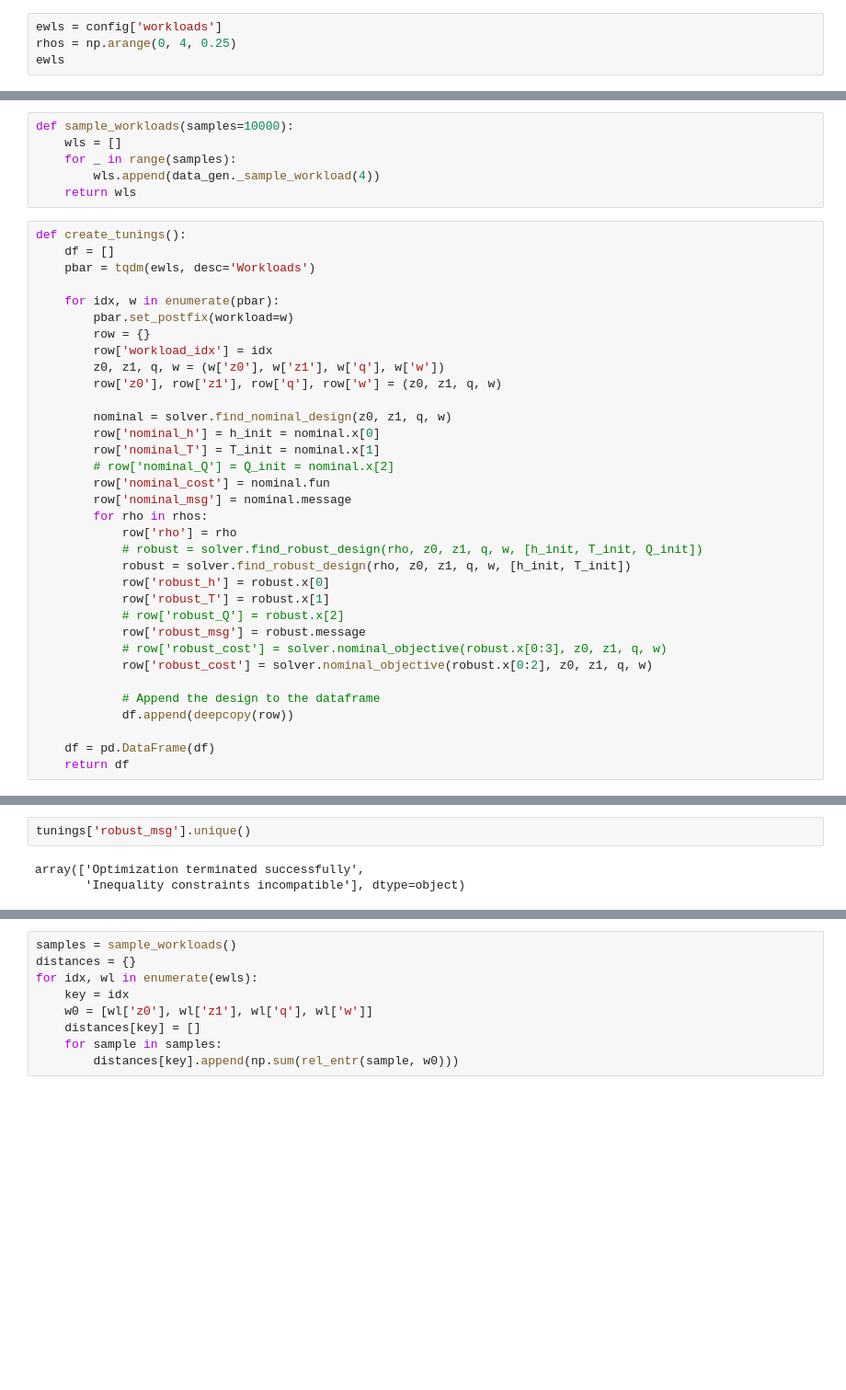
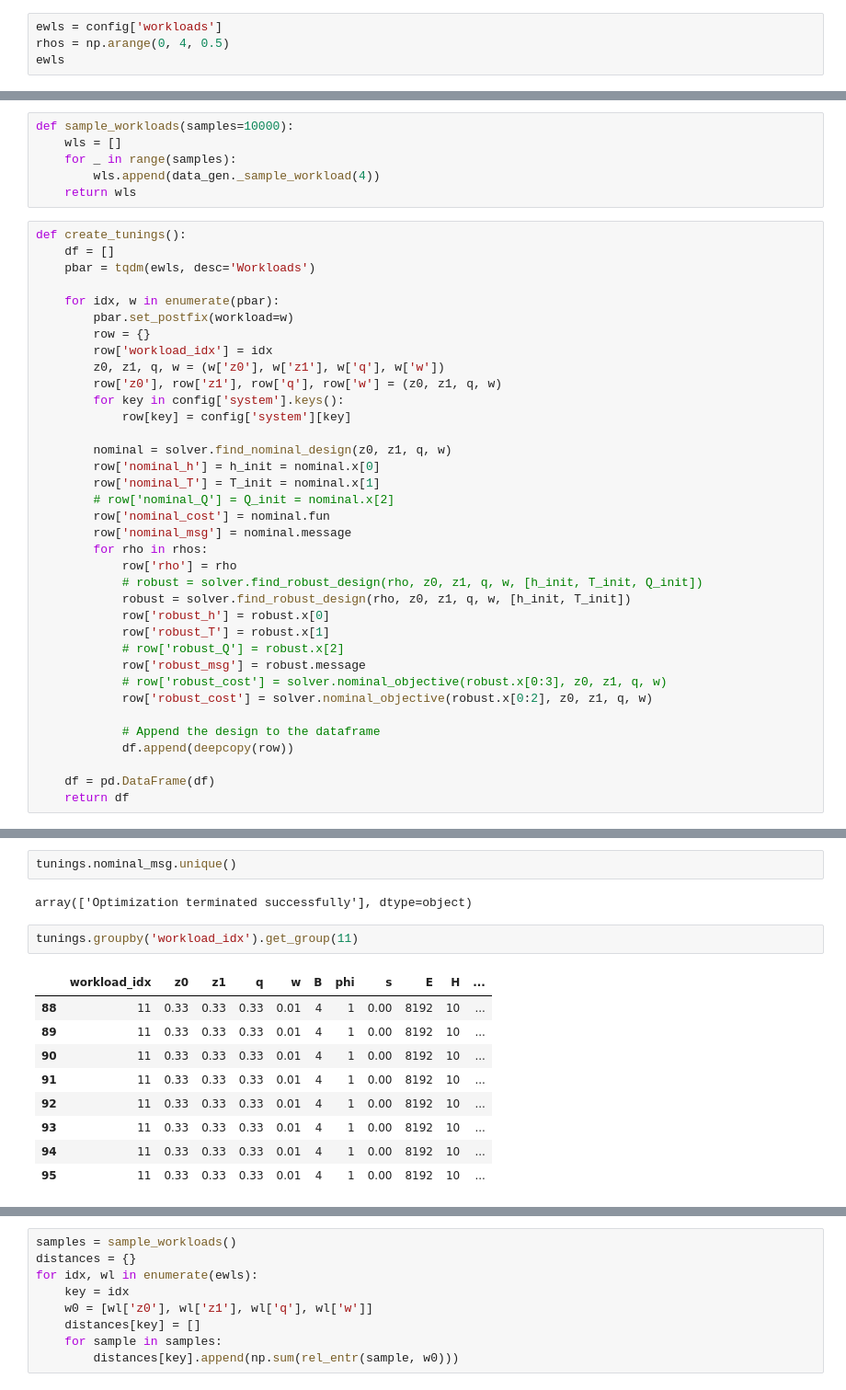
Before and after one commit to ephoris/endure-jupyter, a Jupyter notebook: data-gen/gen_tuning_cost.ipynb, the cells around one changed output, grey strips where cells are left out. Shown at 92% size. Cells and saved outputs as stored; diff of their text form; blank space fills up the shorter version.

```diff
--- a/data-gen/gen_tuning_cost.ipynb
+++ b/data-gen/gen_tuning_cost.ipynb
@@ -27,7 +27,7 @@ data_gen = DataGenerator(config)
 solver = Solvers.EndureLevelSolver(config)
 # %%
 ewls = config['workloads']
-rhos = np.arange(0, 4, 0.25)
+rhos = np.arange(0, 4, 0.5)
 ewls
 # %% [output]
 [{'id': 0, 'z0': 0.25, 'z1': 0.25, 'q': 0.25, 'w': 0.25},
@@ -62,6 +62,8 @@ def create_tunings():
         row['workload_idx'] = idx
         z0, z1, q, w = (w['z0'], w['z1'], w['q'], w['w'])
         row['z0'], row['z1'], row['q'], row['w'] = (z0, z1, q, w)
+        for key in config['system'].keys():
+            row[key] = config['system'][key]
 
         nominal = solver.find_nominal_design(z0, z1, q, w)
         row['nominal_h'] = h_init = nominal.x[0]
@@ -139,5 +107,16 @@ Inequality constraints incompatible    (Exit mode 4)
+# %%
+tunings.nominal_msg.unique()
+# %% [output]
+array(['Optimization terminated successfully'], dtype=object)
 # %%
-tunings['robust_msg'].unique()
+tunings.groupby('workload_idx').get_group(11)
 # %% [output]
-array(['Optimization terminated successfully',
-       'Inequality constraints incompatible'], dtype=object)
+|  | workload_idx | z0 | z1 | q | w | B | phi | s | E | H | ... |
+| 88 | 11 | 0.33 | 0.33 | 0.33 | 0.01 | 4 | 1 | 0.00 | 8192 | 10 | ... |
+| 89 | 11 | 0.33 | 0.33 | 0.33 | 0.01 | 4 | 1 | 0.00 | 8192 | 10 | ... |
+| 90 | 11 | 0.33 | 0.33 | 0.33 | 0.01 | 4 | 1 | 0.00 | 8192 | 10 | ... |
+| 91 | 11 | 0.33 | 0.33 | 0.33 | 0.01 | 4 | 1 | 0.00 | 8192 | 10 | ... |
+| 92 | 11 | 0.33 | 0.33 | 0.33 | 0.01 | 4 | 1 | 0.00 | 8192 | 10 | ... |
+| 93 | 11 | 0.33 | 0.33 | 0.33 | 0.01 | 4 | 1 | 0.00 | 8192 | 10 | ... |
+| 94 | 11 | 0.33 | 0.33 | 0.33 | 0.01 | 4 | 1 | 0.00 | 8192 | 10 | ... |
+| 95 | 11 | 0.33 | 0.33 | 0.33 | 0.01 | 4 | 1 | 0.00 | 8192 | 10 | ... |
```
Also changed, not shown: parts of 4 cells of this notebook, 1 other file.
